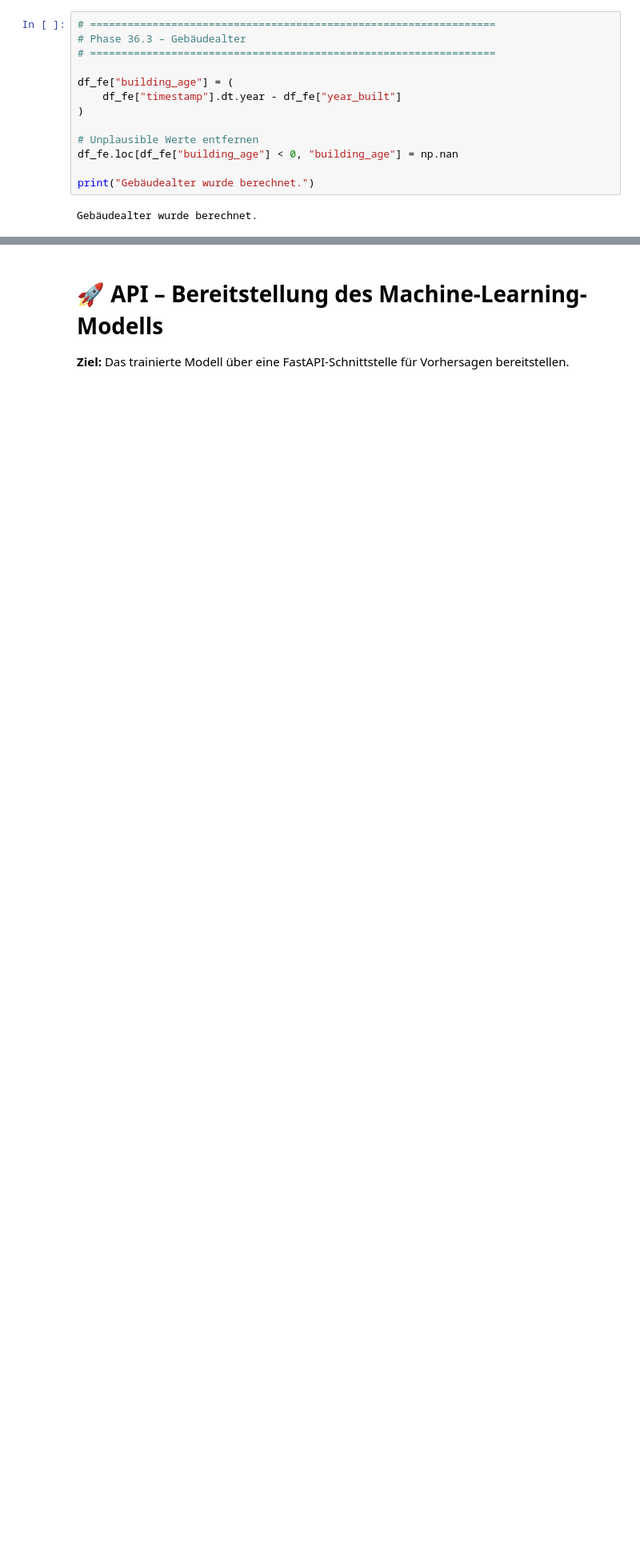
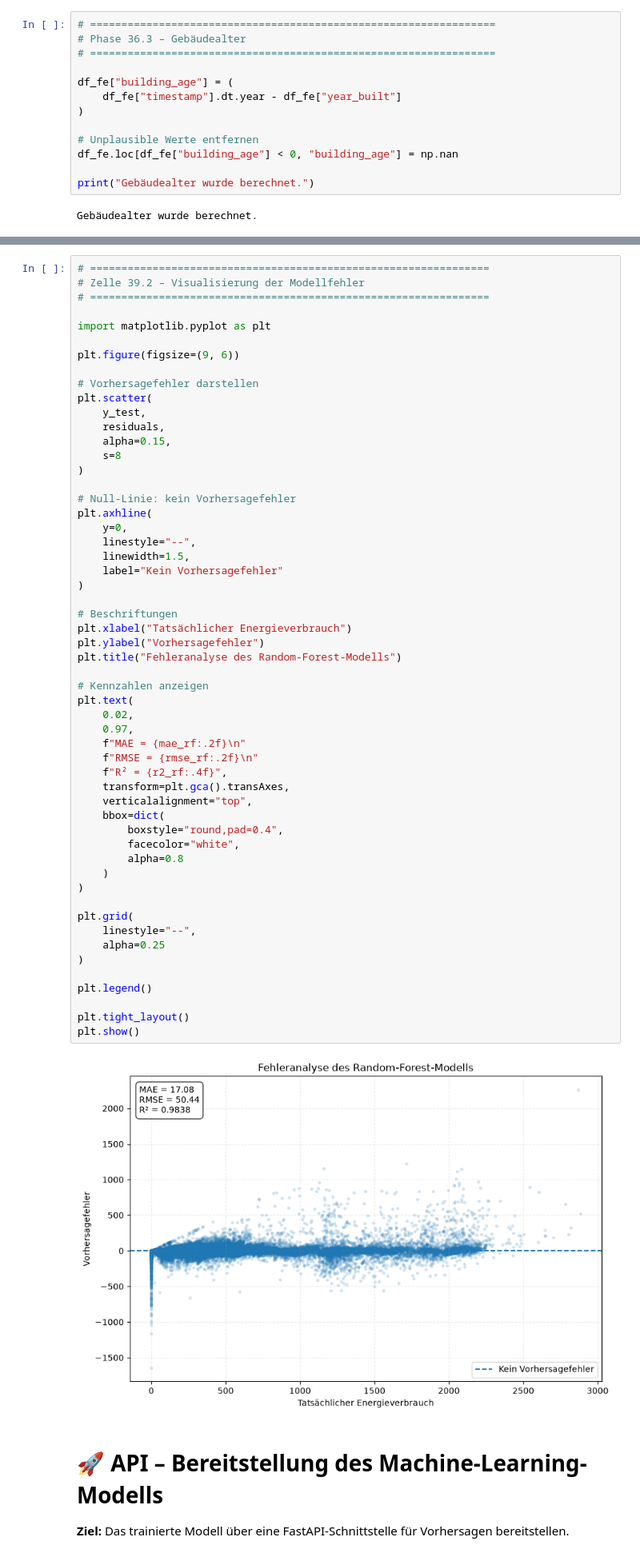
Before and after one commit to Dian026/ASHRAE-Energy-Analysis, a Jupyter notebook: 04_Machine_Learning/ml_model.ipynb, the cells around one changed output, grey strips where cells are left out. Shown at 80% size. Drawn from its saved outputs; the diff is of its cells as text; blank space fills up the shorter version.

```diff
--- a/04_Machine_Learning/ml_model.ipynb
+++ b/04_Machine_Learning/ml_model.ipynb
@@ -1347,3 +1433,60 @@ plt.show()
+# %%
+# ================================================================
+# Zelle 39.2 – Visualisierung der Modellfehler
+# ================================================================
+
+import matplotlib.pyplot as plt
+
+plt.figure(figsize=(9, 6))
+
+# Vorhersagefehler darstellen
+plt.scatter(
+    y_test,
+    residuals,
+    alpha=0.15,
+    s=8
+)
+
+# Null-Linie: kein Vorhersagefehler
+plt.axhline(
+    y=0,
+    linestyle="--",
+    linewidth=1.5,
+    label="Kein Vorhersagefehler"
+)
+
+# Beschriftungen
+plt.xlabel("Tatsächlicher Energieverbrauch")
+plt.ylabel("Vorhersagefehler")
+plt.title("Fehleranalyse des Random-Forest-Modells")
+
+# Kennzahlen anzeigen
+plt.text(
+    0.02,
+    0.97,
+    f"MAE = {mae_rf:.2f}\n"
+    f"RMSE = {rmse_rf:.2f}\n"
+    f"R² = {r2_rf:.4f}",
+    transform=plt.gca().transAxes,
+    verticalalignment="top",
+    bbox=dict(
+        boxstyle="round,pad=0.4",
+        facecolor="white",
+        alpha=0.8
+    )
+)
+
+plt.grid(
+    linestyle="--",
+    alpha=0.25
+)
+
+plt.legend()
+
+plt.tight_layout()
+plt.show()
+# %% [output]
+[figure, added]
 # %% [markdown]
 # 🚀 API – Bereitstellung des Machine-Learning-Modells
 **Ziel:**  Das trainierte Modell über eine FastAPI-Schnittstelle für Vorhersagen bereitstellen.
```
Also changed, not shown: parts of 38 cells of this notebook, 2 other files.
